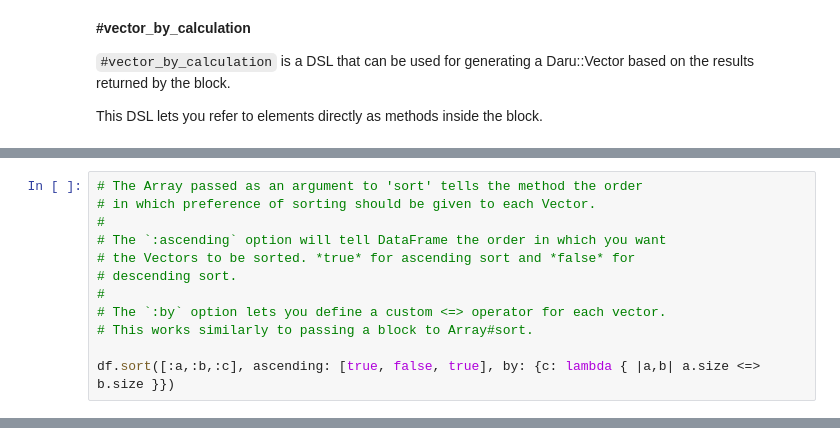
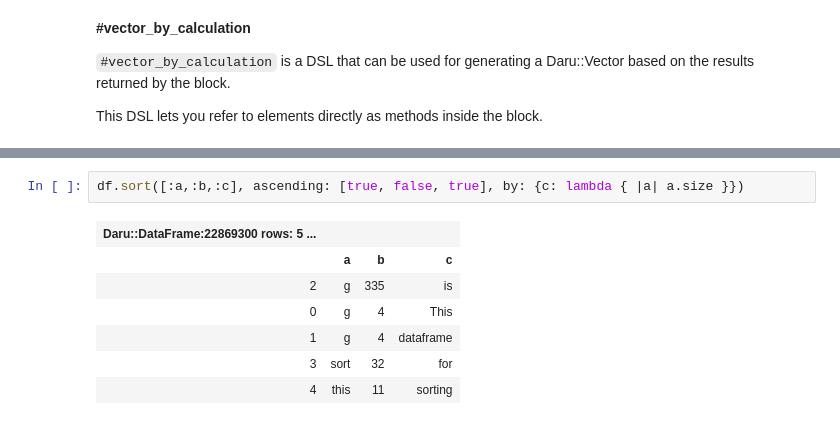
Before and after one commit to SciRuby/sciruby-notebooks, a Jupyter notebook: Data Analysis/Usage of DataFrame.ipynb, the cells around one changed output, grey strips where cells are left out. Saved outputs shown, nothing was run; the diff lists cells and outputs as text.

```diff
--- a/Data Analysis/Usage of DataFrame.ipynb
+++ b/Data Analysis/Usage of DataFrame.ipynb
@@ -691,15 +691,3 @@ df = Daru::DataFrame.new({
 | 2 | g | 335 | is |
 | 3 | sort | 32 | for |
 | 4 | this | 11 | sorting |
-# %%
-# The Array passed as an argument to 'sort' tells the method the order
-# in which preference of sorting should be given to each Vector.
-#
-# The `:ascending` option will tell DataFrame the order in which you want
-# the Vectors to be sorted. *true* for ascending sort and *false* for
-# descending sort.
-#
-# The `:by` option lets you define a custom <=> operator for each vector.
-# This works similarly to passing a block to Array#sort.
-
-df.sort([:a,:b,:c], ascending: [true, false, true], by: {c: lambda { |a,b| a.size <=> b.size }})
@@ -713,0 +704,10 @@ df.sort([:a,:b,:c], ascending: [true, false, true], by: {c: lambda { |a,b| a.siz
+# %%
+df.sort([:a,:b,:c], ascending: [true, false, true], by: {c: lambda { |a| a.size }})
+# %% [output]
+| Daru::DataFrame:22869300 rows: 5 ... |  |  |  |
+|  | a | b | c |
+| 2 | g | 335 | is |
+| 0 | g | 4 | This |
+| 1 | g | 4 | dataframe |
+| 3 | sort | 32 | for |
+| 4 | this | 11 | sorting |
```
Also changed, not shown: parts of 47 cells of this notebook, 3 other files.
